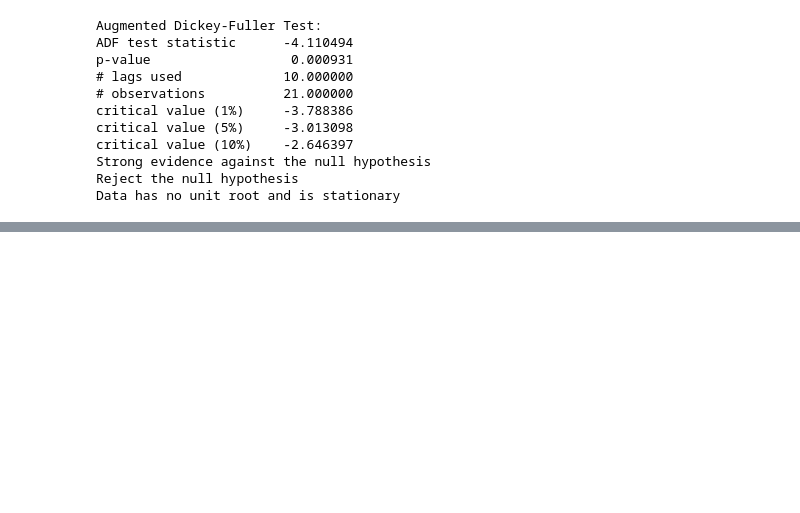
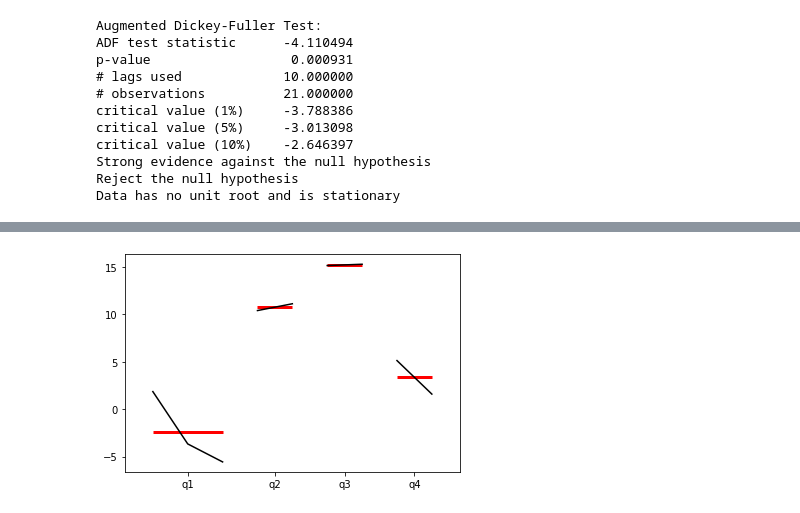
Before and after one commit to MikhailKuklin/time-series-analysis-forecasting, a Jupyter notebook: notebooks/ts_forecasting.ipynb, the cells around one changed output, grey strips where cells are left out. Saved outputs shown, nothing was run; the diff lists cells and outputs as text; code cells hidden in the pictures; blank space fills up the shorter version.

```diff
--- a/notebooks/ts_forecasting.ipynb
+++ b/notebooks/ts_forecasting.ipynb
@@ -370,0 +431,8 @@ Data has no unit root and is stationary
+# %%
+# quarter plot
+
+dfq = df['Air temperature (degC)'].resample(rule='Q').mean()
+
+quarter_plot(dfq);
+# %% [output]
+[figure, added]
```
Also changed, not shown: parts of 5 cells of this notebook.
